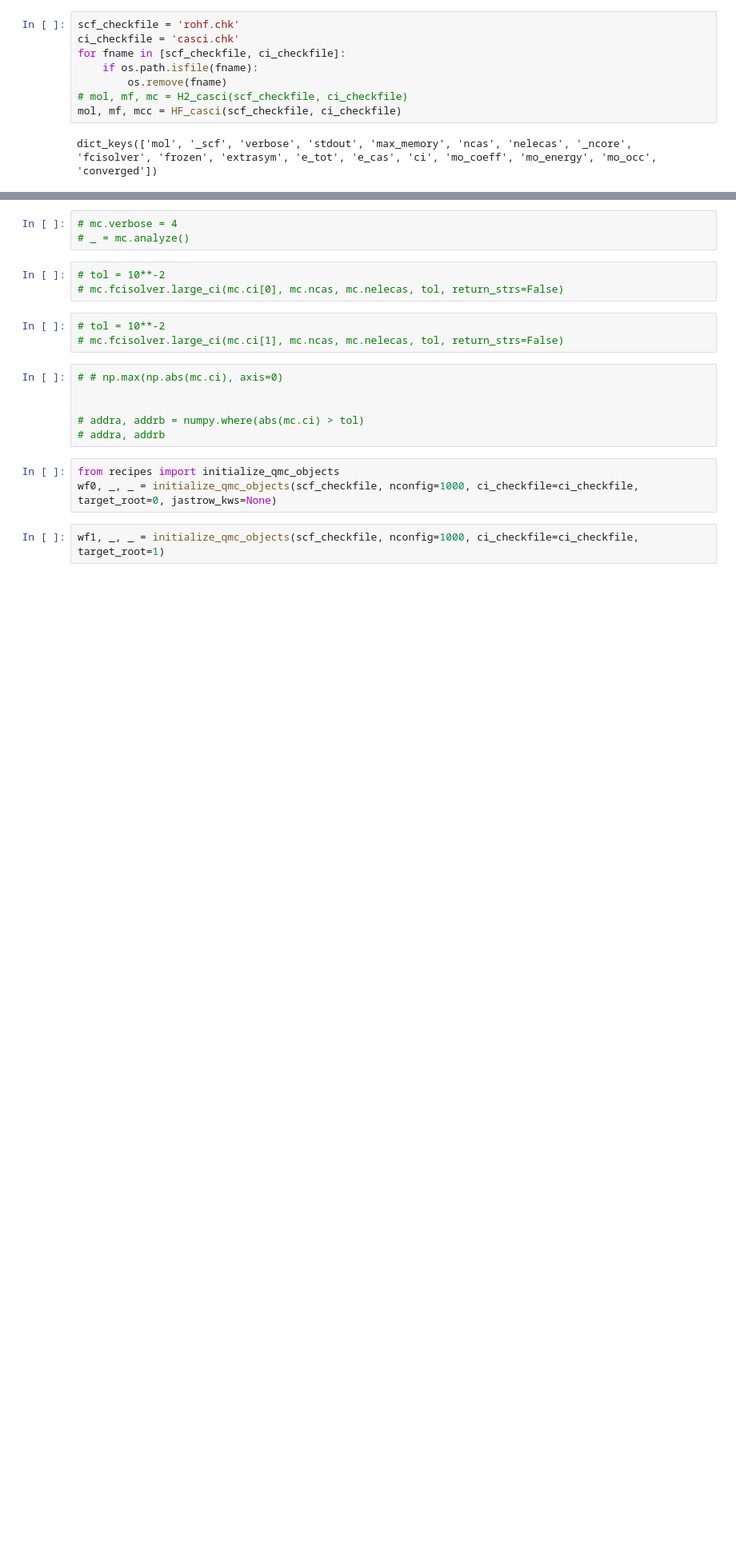
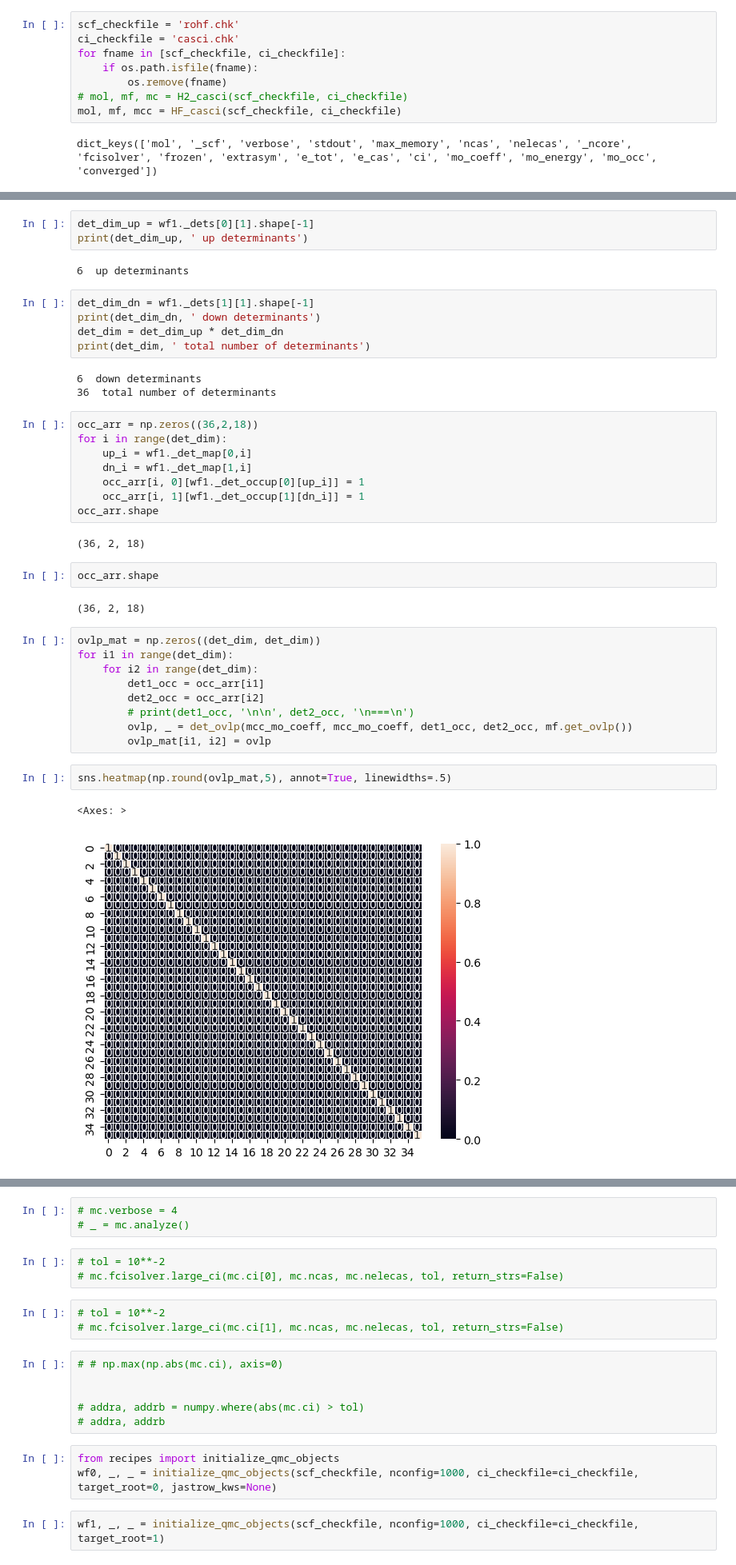
Before and after one commit to kayahans/pyqmc, a Jupyter notebook: pyqmc/test-overlap-casci-full.ipynb, the cells around one changed output, grey strips where cells are left out. Shown at 80% size. Drawn from its saved outputs; the diff is of its cells as text; blank space fills up the shorter version.

```diff
--- a/pyqmc/test-overlap-casci-full.ipynb
+++ b/pyqmc/test-overlap-casci-full.ipynb
@@ -110,0 +144,41 @@ sns.heatmap(ovlp_mat, annot=True, linewidths=.5)
+# %%
+det_dim_up = wf1._dets[0][1].shape[-1]
+print(det_dim_up, ' up determinants')
+# %% [output]
+6  up determinants
+# %%
+det_dim_dn = wf1._dets[1][1].shape[-1]
+print(det_dim_dn, ' down determinants')
+det_dim = det_dim_up * det_dim_dn
+print(det_dim, ' total number of determinants')
+# %% [output]
+6  down determinants
+36  total number of determinants
+# %%
+occ_arr = np.zeros((36,2,18))
+for i in range(det_dim):
+    up_i = wf1._det_map[0,i]
+    dn_i = wf1._det_map[1,i]
+    occ_arr[i, 0][wf1._det_occup[0][up_i]] = 1
+    occ_arr[i, 1][wf1._det_occup[1][dn_i]] = 1
+occ_arr.shape
+# %% [output]
+(36, 2, 18)
+# %%
+occ_arr.shape
+# %% [output]
+(36, 2, 18)
+# %%
+ovlp_mat = np.zeros((det_dim, det_dim))
+for i1 in range(det_dim):
+    for i2 in range(det_dim):
+        det1_occ = occ_arr[i1]
+        det2_occ = occ_arr[i2]
+        # print(det1_occ, '\n\n', det2_occ, '\n===\n')
+        ovlp, _ = det_ovlp(mcc_mo_coeff, mcc_mo_coeff, det1_occ, det2_occ, mf.get_ovlp())
+        ovlp_mat[i1, i2] = ovlp
+# %%
+sns.heatmap(np.round(ovlp_mat,5), annot=True, linewidths=.5)
+# %% [output]
+<Axes: >
+[figure, added]
```
Also changed, not shown: parts of 34 cells of this notebook, 3 other files.
